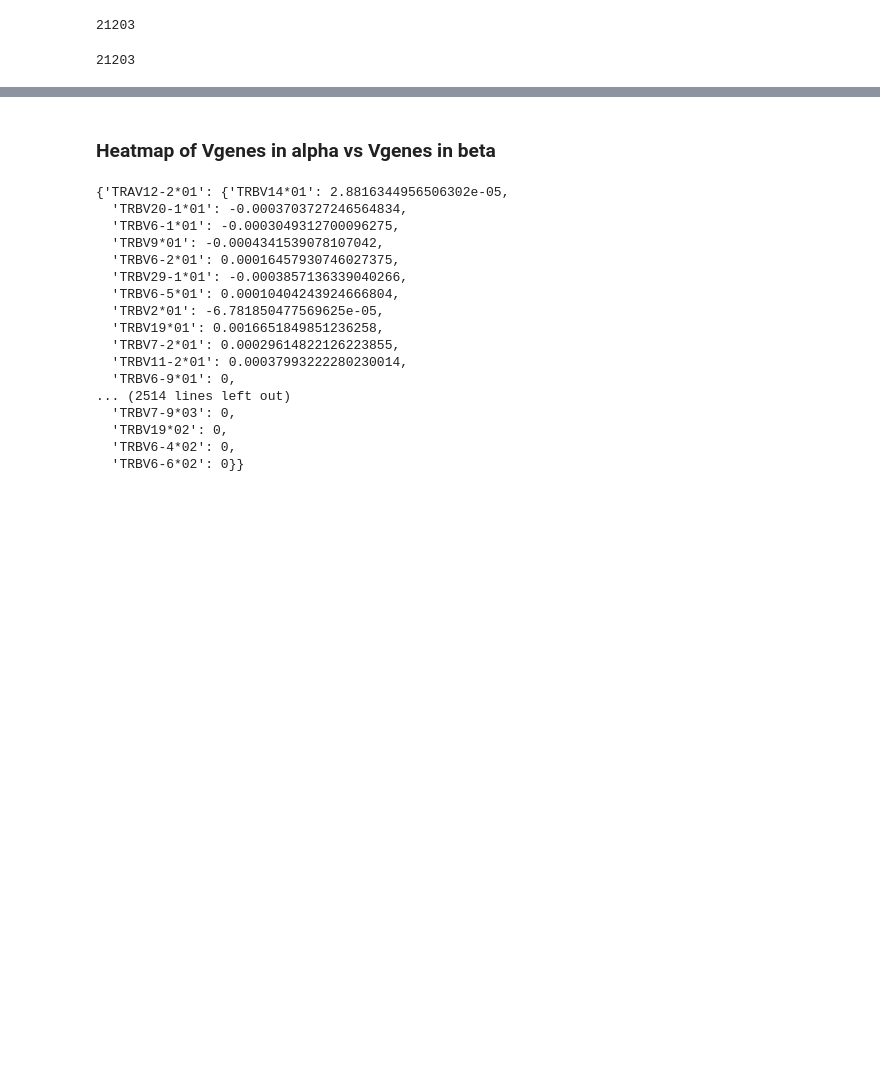
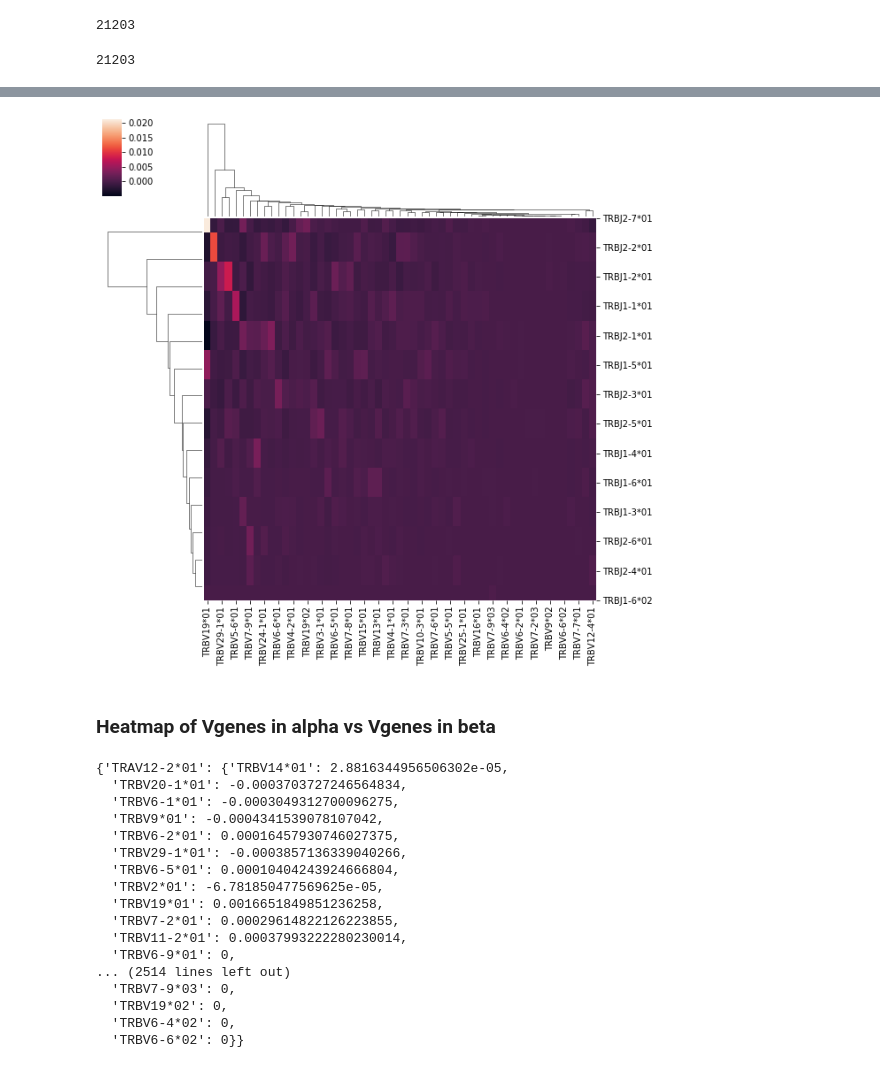
Before and after one commit to David-Ca-Re/TCRpMHC, a Jupyter notebook: LargeScaleModelingAnalysisTCRpMHC.ipynb, the cells around one changed output, grey strips where cells are left out. Cells and saved outputs as stored; diff of their text form; code cells hidden in the pictures; blank space fills up the shorter version.

```diff
--- a/LargeScaleModelingAnalysisTCRpMHC.ipynb
+++ b/LargeScaleModelingAnalysisTCRpMHC.ipynb
@@ -279,3 +195,8 @@ sns.clustermap(data_VJalpha)
+# %%
+sns_plot=sns.clustermap(data_VJbeta)
+sns_plot.savefig("VJbeta.png")
+# %% [output]
+[figure, added]
 # %% [markdown]
 ### Heatmap of Vgenes in alpha vs Vgenes in beta
 # %%
```
Also changed, not shown: parts of 82 cells of this notebook.
